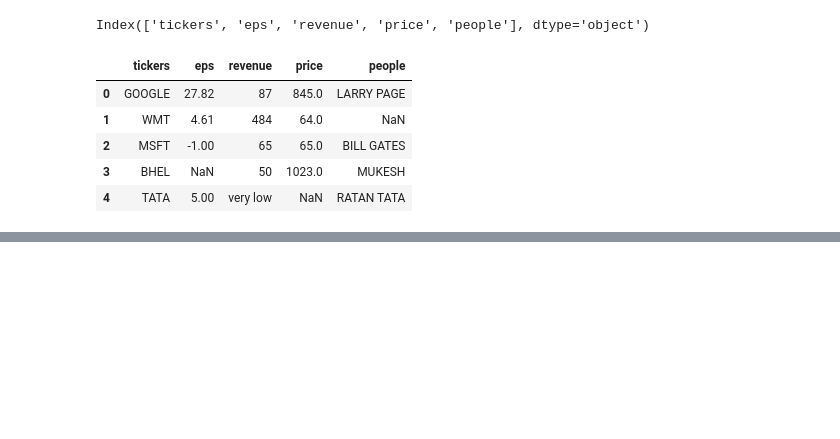
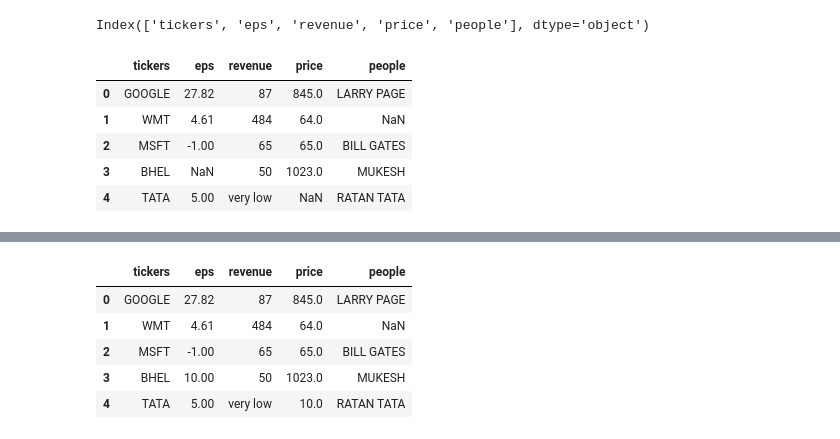
Before and after one commit to IM-RAHUL-RAJ/py_pandas_datascience, a Jupyter notebook: pandas2.ipynb, the cells around one changed output, grey strips where cells are left out. Cells and saved outputs as stored; diff of their text form; code cells hidden in the pictures; blank space fills up the shorter version.

```diff
--- a/pandas2.ipynb
+++ b/pandas2.ipynb
@@ -379,0 +393,11 @@ pd4
+# %%
+#add avrg values
+pd4.fillna({'price':10,
+            'eps':10})
+# %% [output]
+|  | tickers | eps | revenue | price | people |
+| 0 | GOOGLE | 27.82 | 87 | 845.0 | LARRY PAGE |
+| 1 | WMT | 4.61 | 484 | 64.0 | NaN |
+| 2 | MSFT | -1.00 | 65 | 65.0 | BILL GATES |
+| 3 | BHEL | 10.00 | 50 | 1023.0 | MUKESH |
+| 4 | TATA | 5.00 | very low | 10.0 | RATAN TATA |
```
Also changed, not shown: parts of 18 cells of this notebook.
